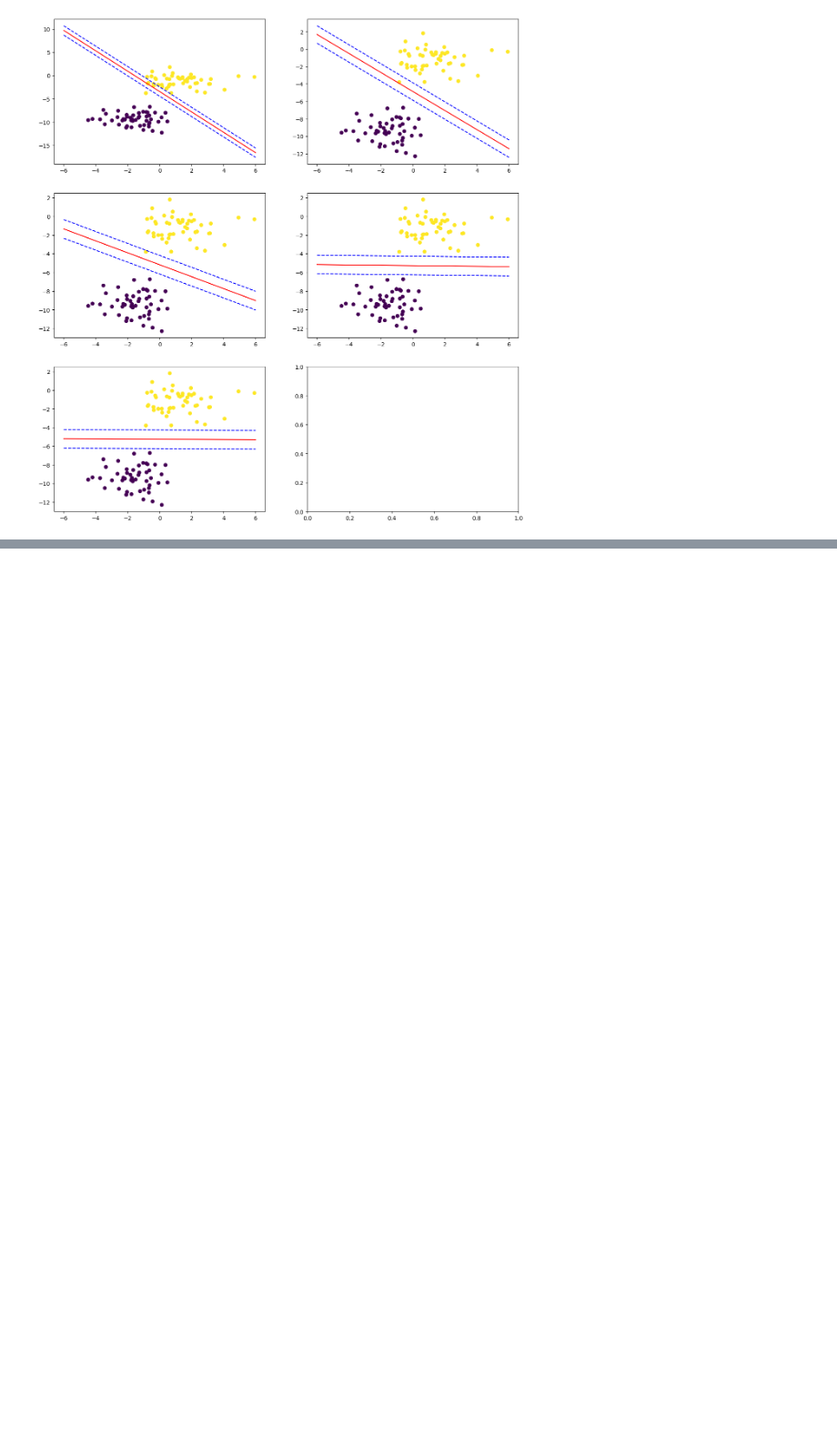
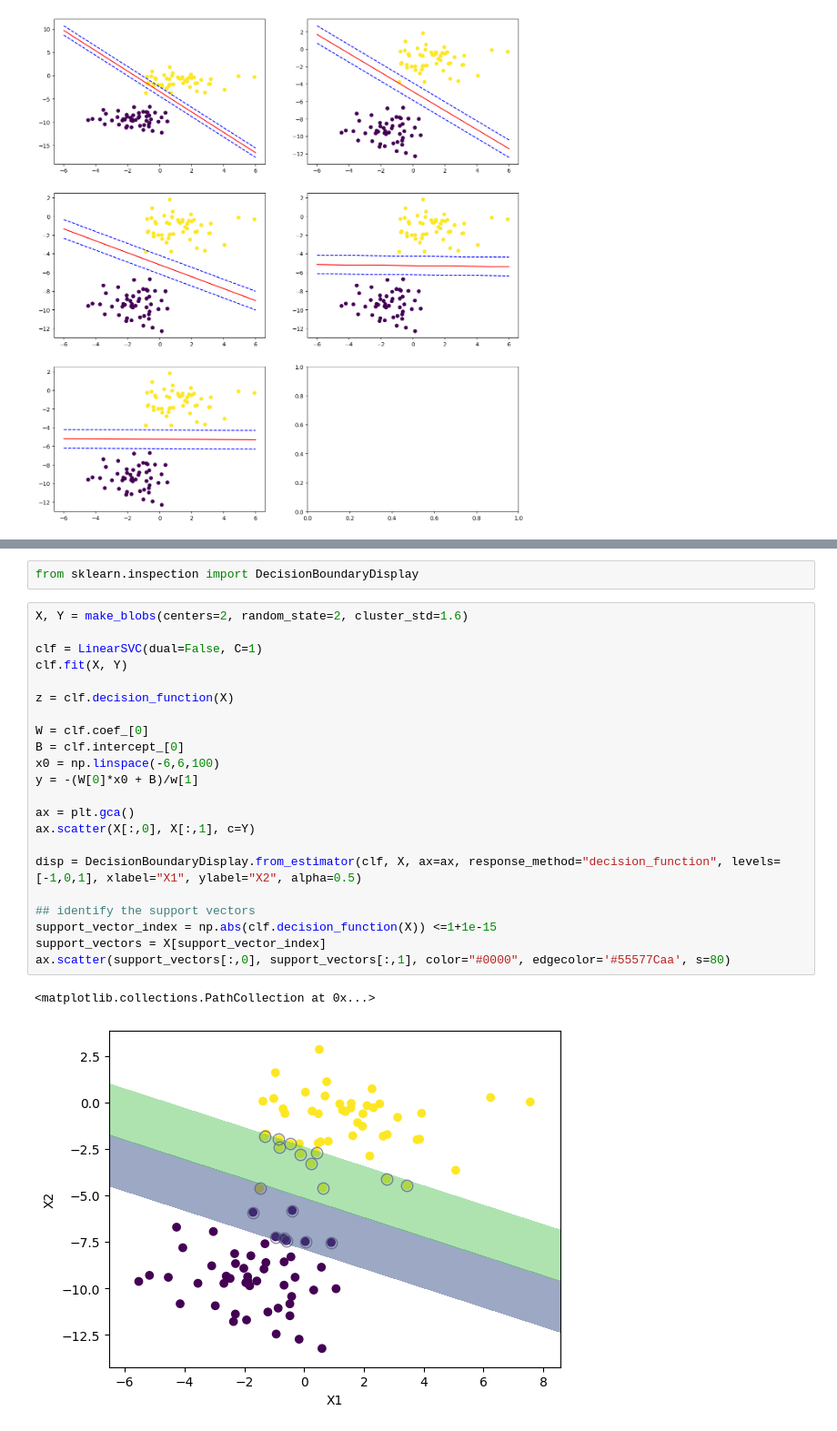
Before and after one commit to abhisunny2610/Data-Science, a Jupyter notebook: Machine Learning/Support Vector.ipynb, the cells around one changed output, grey strips where cells are left out. Shown at 91% size. Cells and saved outputs as stored; diff of their text form; blank space fills up the shorter version.

Commit message:
Support Vector

```diff
--- a/Machine Learning/Support Vector.ipynb
+++ b/Machine Learning/Support Vector.ipynb
@@ -147,0 +181,27 @@ for ax, c_ in zip(axes.flat, C):
+# %%
+from sklearn.inspection import DecisionBoundaryDisplay
+# %%
+X, Y = make_blobs(centers=2, random_state=2, cluster_std=1.6)
+
+clf = LinearSVC(dual=False, C=1)
+clf.fit(X, Y)
+
+z = clf.decision_function(X)
+
+W = clf.coef_[0]
+B = clf.intercept_[0]
+x0 = np.linspace(-6,6,100)
+y = -(W[0]*x0 + B)/w[1]
+
+ax = plt.gca()
+ax.scatter(X[:,0], X[:,1], c=Y)
+
+disp = DecisionBoundaryDisplay.from_estimator(clf, X, ax=ax, response_method="decision_function", levels=[-1,0,1], xlabel="X1", ylabel="X2", alpha=0.5)
+
+## identify the support vectors
+support_vector_index = np.abs(clf.decision_function(X)) <=1+1e-15
+support_vectors = X[support_vector_index]
+ax.scatter(support_vectors[:,0], support_vectors[:,1], color="#0000", edgecolor='#55577Caa', s=80)
+# %% [output]
+<matplotlib.collections.PathCollection at 0x...>
+[figure, added]
```
Also changed, not shown: parts of 2 cells of this notebook.
